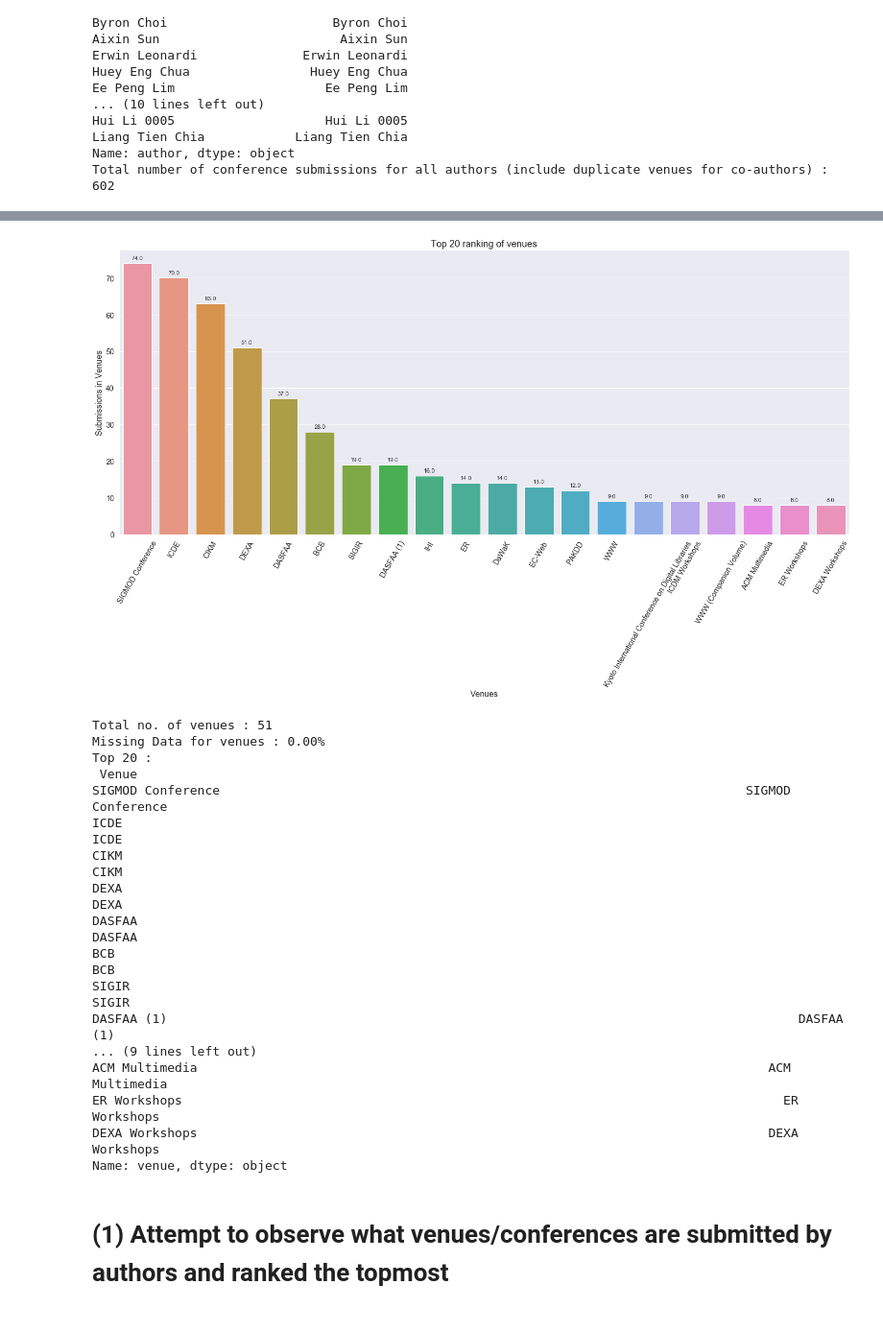
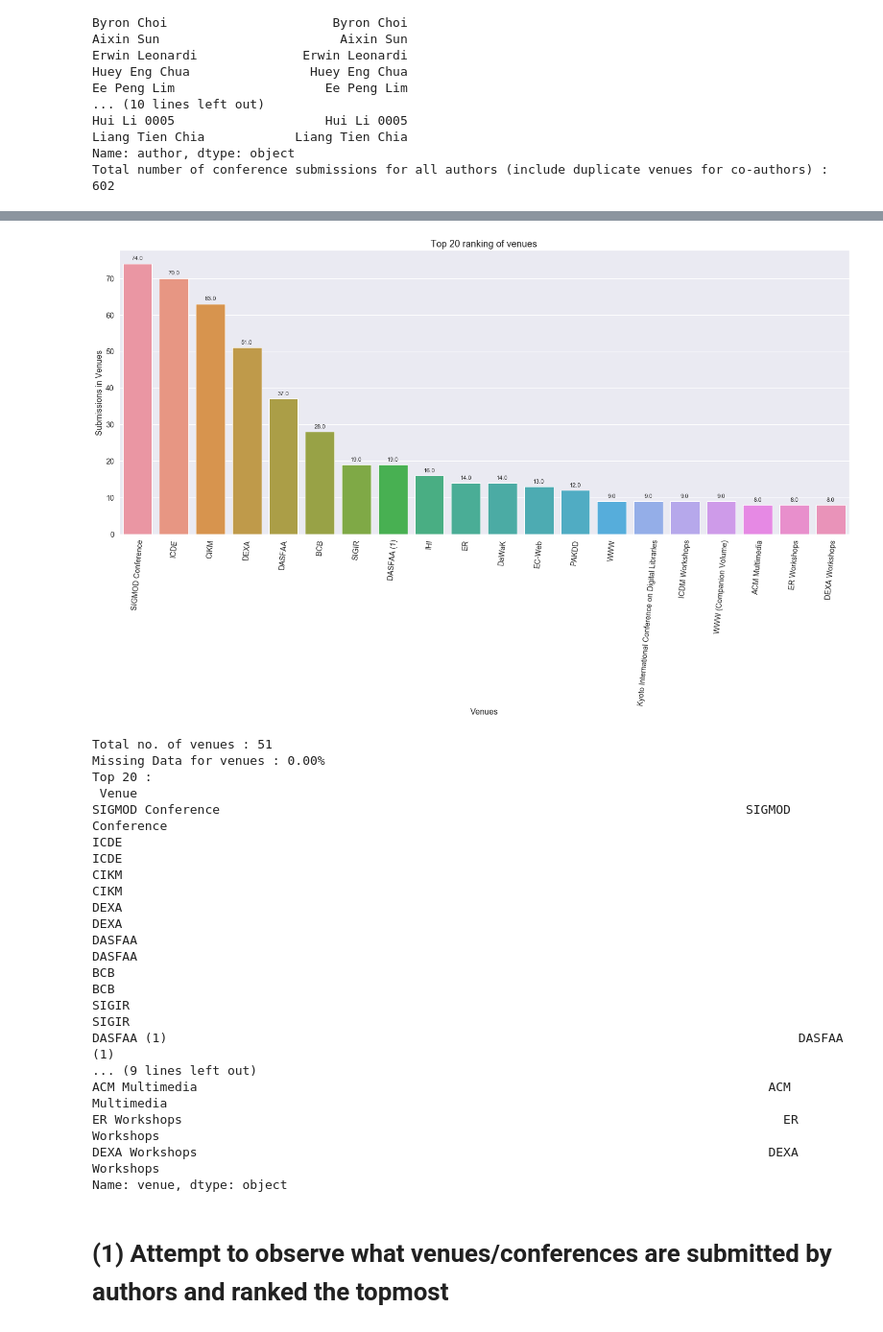
Before and after one commit to samaujs/Network-Science, a Jupyter notebook: dblp/xml_preprocessing_conferences.ipynb, the cells around one changed output, grey strips where cells are left out. Shown at 96% size. Saved outputs shown, nothing was run; the diff lists cells and outputs as text; code cells hidden in the pictures.

```diff
--- a/dblp/xml_preprocessing_conferences.ipynb
+++ b/dblp/xml_preprocessing_conferences.ipynb
@@ -149,35 +156,35 @@ venue_Grp_top = venue_Grp.sort_values(by='venueCount',ascending=False).head(topm
 order_venues = venue_Grp_top.sort_values(by='venueCount',ascending=False)['venue']
 
 plt.figure(figsize=(25, 10))
 sns.set(color_codes=True)
 sns.set(font_scale = 1.3)
 ax = sns.barplot(x='venue', y='venueCount', data=venue_Grp_top, order=order_venues)
 ax.set_title('Top ' + str(topmost) + ' ranking of venues', fontsize=18)
 for rectBox in ax.patches:
     count = rectBox.get_height()
     #print("Counts :", count)
     ax.text(rectBox.get_x() + rectBox.get_width()/2.,
             count + bar_text_filler,
             count, # '{:1.2f}%'.format(count/total_counts*100) to get %
             ha="center", fontsize=11)
 
 
-xt = plt.xticks(rotation=60)
+xt = plt.xticks(rotation=85)
 plt.xlabel('Venues')
 plt.ylabel('Submissions in Venues')
 plt.show()
 
 print("Total no. of venues :", len(venue_Grp.index))
 print("Missing Data for venues : " +
       '{:1.2f}%'.format(df['Venue'].isnull().sum() / total_counts * 100))
 print("Top " + str(topmost) + " :\n", venue_Grp_top['venue'])
 
 for ctr in range(len(venue_Grp_top)):
     if (venue_Grp_top.iloc[ctr]['venue'] == -999):
         print("Found in Index", str(ctr) + ":", venue_Grp_top.iloc[ctr]['venueCount'])
         print("Missing Data : " + '{:1.2f}%'.format(venue_Grp_top.iloc[ctr]['venueCount'] / total_counts * 100))
 # %% [output]
-[figure, old version]
+[figure, new version]
 Total no. of venues : 51
 Missing Data for venues : 0.00%
 Top 20 :
```
Also changed, not shown: parts of 15 cells of this notebook, 2 other files.
